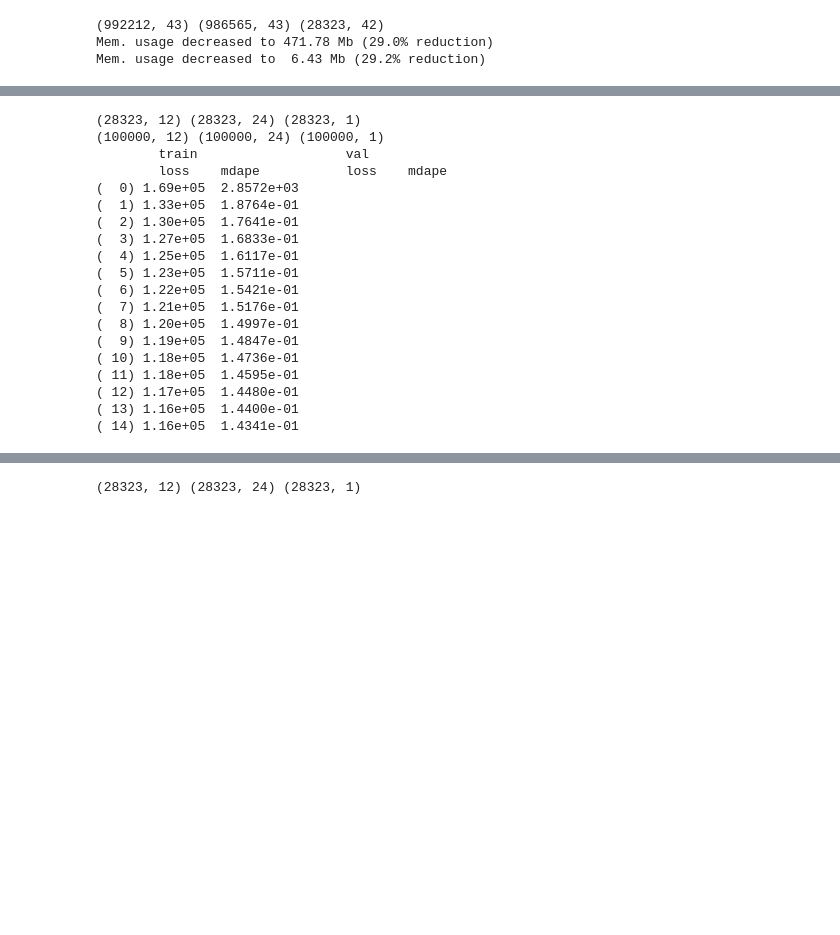
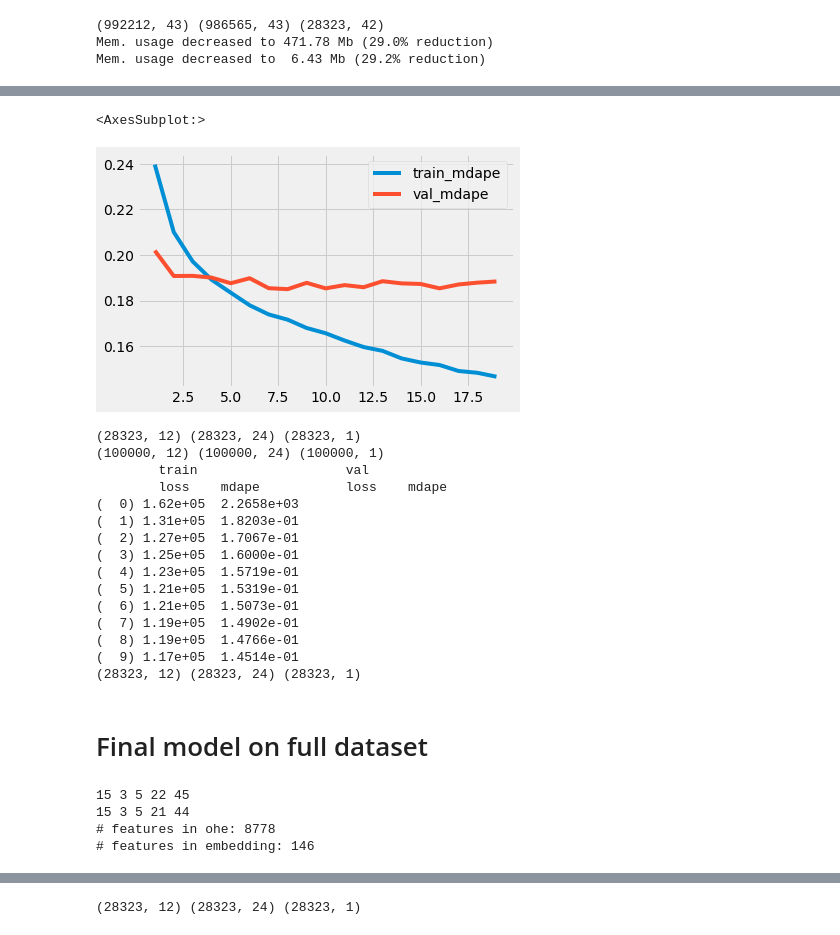
Before and after one commit to deClot/Enbysis_UK_Rental, a Jupyter notebook: 3-nn-embedding.ipynb, the cells around one changed output, grey strips where cells are left out. Saved outputs shown, nothing was run; the diff lists cells and outputs as text; code cells hidden in the pictures; blank space fills up the shorter version.

```diff
--- a/3-nn-embedding.ipynb
+++ b/3-nn-embedding.ipynb
@@ -789,0 +672,8 @@ Wall time: 3min 9s
+# %%
+f = ['train_loss', 'train_mdape', 'val_loss','val_mdape']
+d = np.concatenate([t, v], axis=0)
+res = pd.DataFrame(d.mean(axis=2).T , columns=f)
+res[res.train_mdape < 1][['train_mdape', 'val_mdape']].plot()
+# %% [output]
+<AxesSubplot:>
+[figure, added]
@@ -790,33 +698,58 @@ Wall time: 3min 9s
 # %%
-params_neptune['iterations'] = 15
+# get preds for submittion
+params_neptune['iterations'] = 10
 
-# print(model)
 model.apply(init_weights)
 test_dl = get_dataloader(test, embedding_col_names, batch_size=params_neptune['batch_size'],
-                        device='cpu:0', flag_train=False)
+                        device=device, flag_train=False)
 data  = pd.concat([train, val], axis=0)
 data_dl = get_dataloader(data, embedding_col_names, batch_size=params_neptune['batch_size'],
-                        device='cpu:0', flag_train=True)
+                        device=device, flag_train=True)
 
 train_loop(model, data_dl, None, params_neptune, optimizer,
             flag_neptune=False, flag_val=False)
+
+preds = get_prediction(test, model, embedding_col_names)
+get_submittion(preds, df_test)
 # %% [output]
 (28323, 12) (28323, 24) (28323, 1)
 (100000, 12) (100000, 24) (100000, 1)
         train                   val
         loss    mdape           loss    mdape
-(  0) 1.69e+05  2.8572e+03
-(  1) 1.33e+05  1.8764e-01
-(  2) 1.30e+05  1.7641e-01
-(  3) 1.27e+05  1.6833e-01
-(  4) 1.25e+05  1.6117e-01
-(  5) 1.23e+05  1.5711e-01
-(  6) 1.22e+05  1.5421e-01
-(  7) 1.21e+05  1.5176e-01
-(  8) 1.20e+05  1.4997e-01
-(  9) 1.19e+05  1.4847e-01
-( 10) 1.18e+05  1.4736e-01
-( 11) 1.18e+05  1.4595e-01
-( 12) 1.17e+05  1.4480e-01
-( 13) 1.16e+05  1.4400e-01
-( 14) 1.16e+05  1.4341e-01
+(  0) 1.62e+05  2.2658e+03
+(  1) 1.31e+05  1.8203e-01
+(  2) 1.27e+05  1.7067e-01
+(  3) 1.25e+05  1.6000e-01
+(  4) 1.23e+05  1.5719e-01
+(  5) 1.21e+05  1.5319e-01
+(  6) 1.21e+05  1.5073e-01
+(  7) 1.19e+05  1.4902e-01
+(  8) 1.19e+05  1.4766e-01
+(  9) 1.17e+05  1.4514e-01
+(28323, 12) (28323, 24) (28323, 1)
+# %% [markdown]
+# Final model on full dataset
+# %%
+# idx = list(cv_folds.split(df, df.price))[-1]
+idx = None
+
+train = df_ini.copy()
+# np.random.seed(2021)
+# indexes = np.random.choice(np.arange(0, df_ini.shape[0]),
+#                                 size=500_000, replace=False)
+# train = df_ini.iloc[indexes]
+
+train, _, test, features_cat, emb_info = preprocess_total(train, df_test, idx)
+features = features_str + features_address #+ ['price']
+train.drop(features, axis=1, inplace=True)
+test.drop(features, axis=1, inplace=True)
+
+assert (train.isna().sum() == 0).all()
+assert (test.drop('price', axis=1).isna().sum() == 0).all()
+
+embedding_col_names = emb_info['embedded_col_names']
+# %% [output]
+15 3 5 22 45
+15 3 5 21 44
+# features in ohe: 8778
+# features in embedding: 146
```
Also changed, not shown: parts of 20 cells of this notebook, 4 other files.
